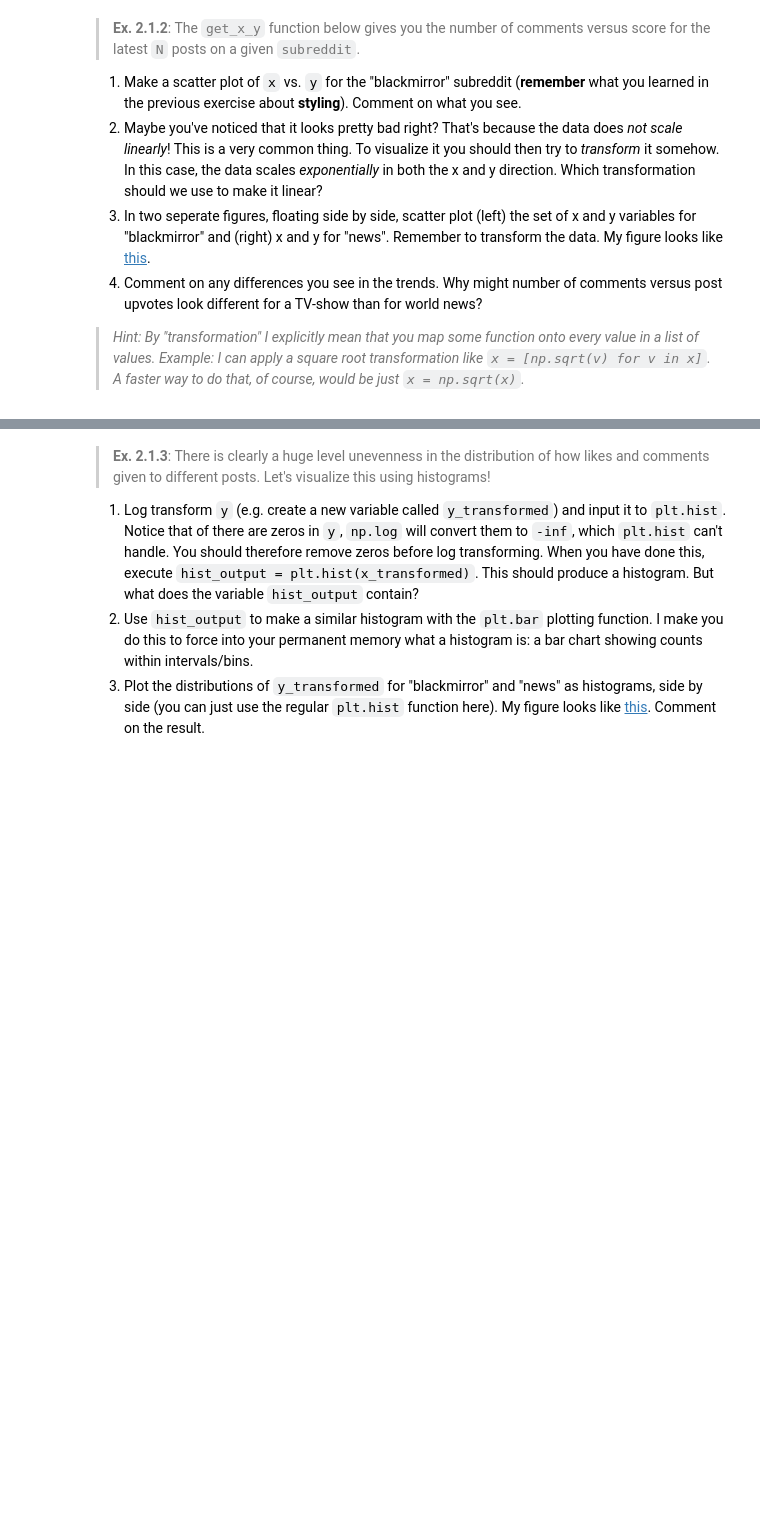
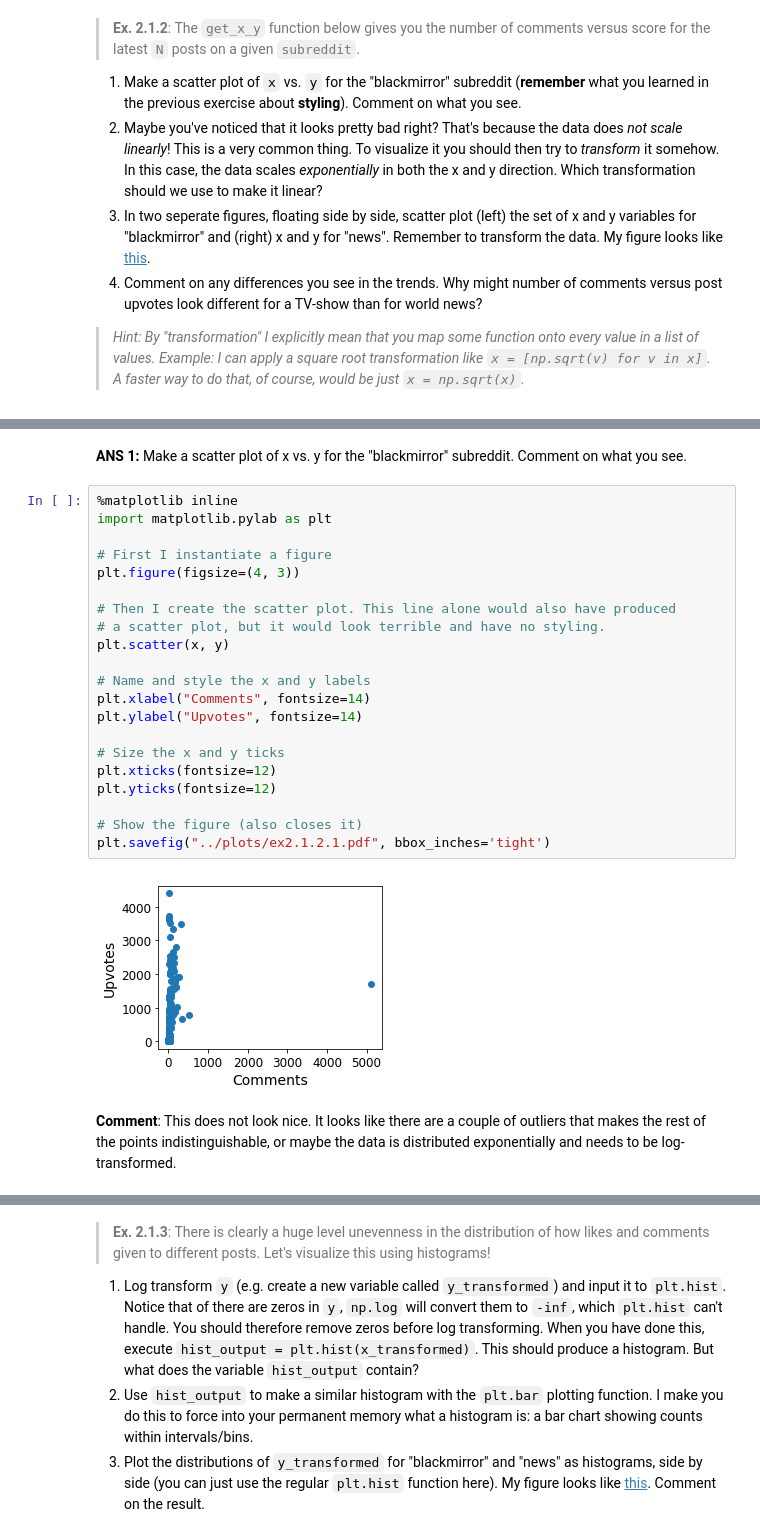
Before and after one commit to ulfaslak/practical_data_science, a Jupyter notebook: exercises/exercises_week2.ipynb, the cells around one changed output, grey strips where cells are left out. Drawn from its saved outputs; the diff is of its cells as text; blank space fills up the shorter version.

```diff
--- a/exercises/exercises_week2.ipynb
+++ b/exercises/exercises_week2.ipynb
@@ -65,0 +87,28 @@ x, y = get_x_y("blackmirror", 500, count=25)
+# %% [markdown]
+**ANS 1:** Make a scatter plot of x vs. y for the "blackmirror" subreddit. Comment on what you see.
+# %%
+%matplotlib inline
+import matplotlib.pylab as plt
+
+# First I instantiate a figure
+plt.figure(figsize=(4, 3))
+
+# Then I create the scatter plot. This line alone would also have produced
+# a scatter plot, but it would look terrible and have no styling.
+plt.scatter(x, y)
+
+# Name and style the x and y labels
+plt.xlabel("Comments", fontsize=14)
+plt.ylabel("Upvotes", fontsize=14)
+
+# Size the x and y ticks
+plt.xticks(fontsize=12)
+plt.yticks(fontsize=12)
+
+# Show the figure (also closes it)
+plt.savefig("../plots/ex2.1.2.1.pdf", bbox_inches='tight')
+# %% [output]
+[figure, added]
+# %% [markdown]
+**Comment**: This does not look nice. It looks like there are a couple of outliers that makes the rest of the points
+indistinguishable, or maybe the data is distributed exponentially and needs to be log-transformed.
```
Also changed, not shown: parts of 88 cells of this notebook, 1 other file.
